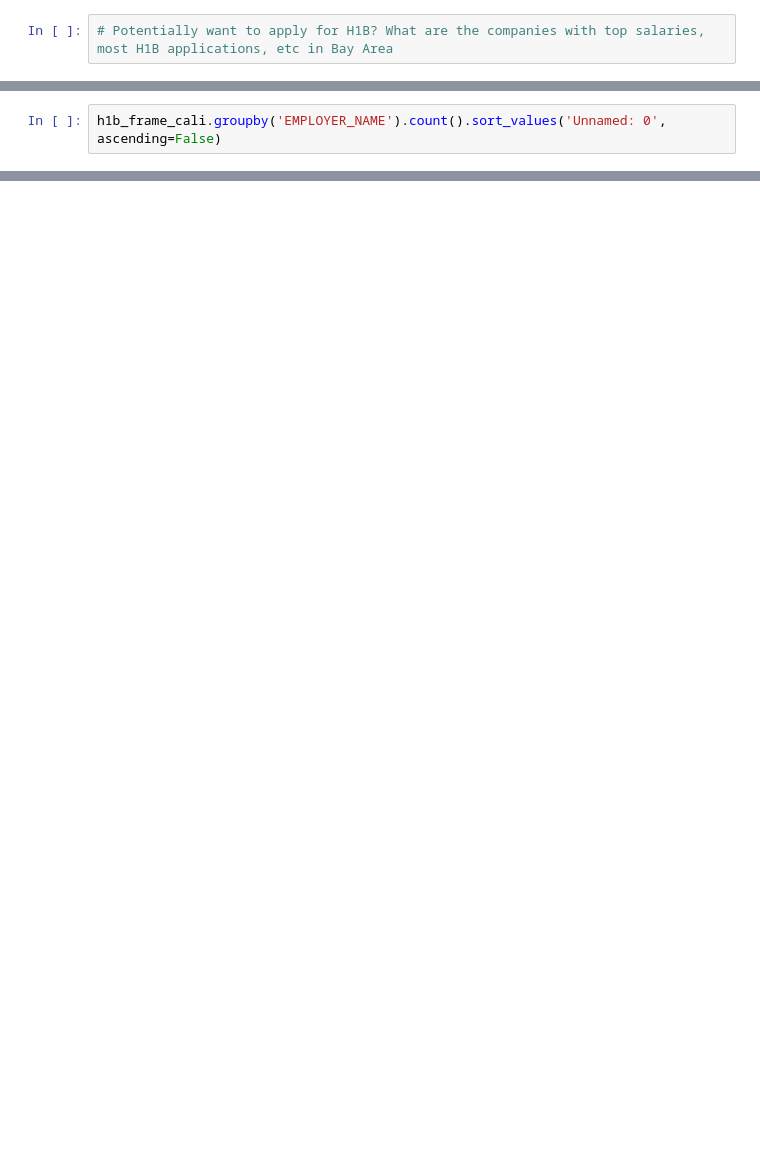
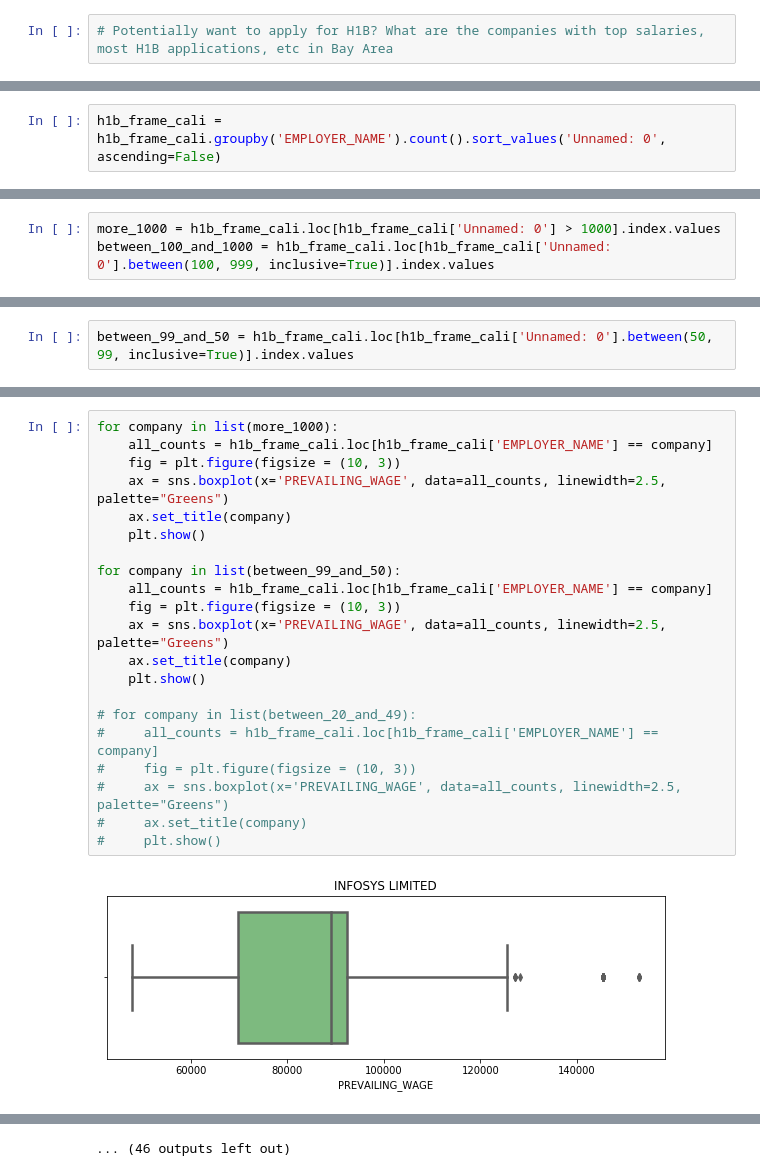
Before and after one commit to hirad-p/h1b-analysis, a Jupyter notebook: Cap-Exempt-Non-Cap-Exempt.ipynb, the cells around one changed output, grey strips where cells are left out. Drawn from its saved outputs; the diff is of its cells as text; blank space fills up the shorter version.

```diff
--- a/Cap-Exempt-Non-Cap-Exempt.ipynb
+++ b/Cap-Exempt-Non-Cap-Exempt.ipynb
@@ -99,4 +100,4 @@ h1b_frame_cali = h1b_frame_cali.loc[
     (h1b_frame_cali['lon'].between(lon[0], lon[1], inclusive=True))
 ]
 # %%
-h1b_frame_cali.groupby('EMPLOYER_NAME').count().sort_values('Unnamed: 0', ascending=False)
+h1b_frame_cali = h1b_frame_cali.groupby('EMPLOYER_NAME').count().sort_values('Unnamed: 0', ascending=False)
@@ -122,0 +104,3 @@ h1b_frame_cali.groupby('EMPLOYER_NAME').count().sort_values('Unnamed: 0', ascend
+# %%
+more_1000 = h1b_frame_cali.loc[h1b_frame_cali['Unnamed: 0'] > 1000].index.values
+between_100_and_1000 = h1b_frame_cali.loc[h1b_frame_cali['Unnamed: 0'].between(100, 999, inclusive=True)].index.values
@@ -122,0 +128,2 @@ h1b_frame_cali.groupby('EMPLOYER_NAME').count().sort_values('Unnamed: 0', ascend
+# %%
+between_99_and_50 = h1b_frame_cali.loc[h1b_frame_cali['Unnamed: 0'].between(50, 99, inclusive=True)].index.values
@@ -122,0 +199,23 @@ h1b_frame_cali.groupby('EMPLOYER_NAME').count().sort_values('Unnamed: 0', ascend
+# %%
+for company in list(more_1000):
+    all_counts = h1b_frame_cali.loc[h1b_frame_cali['EMPLOYER_NAME'] == company]
+    fig = plt.figure(figsize = (10, 3))
+    ax = sns.boxplot(x='PREVAILING_WAGE', data=all_counts, linewidth=2.5, palette="Greens")
+    ax.set_title(company)
+    plt.show()
+
+for company in list(between_99_and_50):
+    all_counts = h1b_frame_cali.loc[h1b_frame_cali['EMPLOYER_NAME'] == company]
+    fig = plt.figure(figsize = (10, 3))
+    ax = sns.boxplot(x='PREVAILING_WAGE', data=all_counts, linewidth=2.5, palette="Greens")
+    ax.set_title(company)
+    plt.show()
+
+# for company in list(between_20_and_49):
+#     all_counts = h1b_frame_cali.loc[h1b_frame_cali['EMPLOYER_NAME'] == company]
+#     fig = plt.figure(figsize = (10, 3))
+#     ax = sns.boxplot(x='PREVAILING_WAGE', data=all_counts, linewidth=2.5, palette="Greens")
+#     ax.set_title(company)
+#     plt.show()
+# %% [output]
+[figure, added]
@@ -122,0 +233 @@ h1b_frame_cali.groupby('EMPLOYER_NAME').count().sort_values('Unnamed: 0', ascend
+... (46 outputs left out)
```
Also changed, not shown: parts of 14 cells of this notebook.
